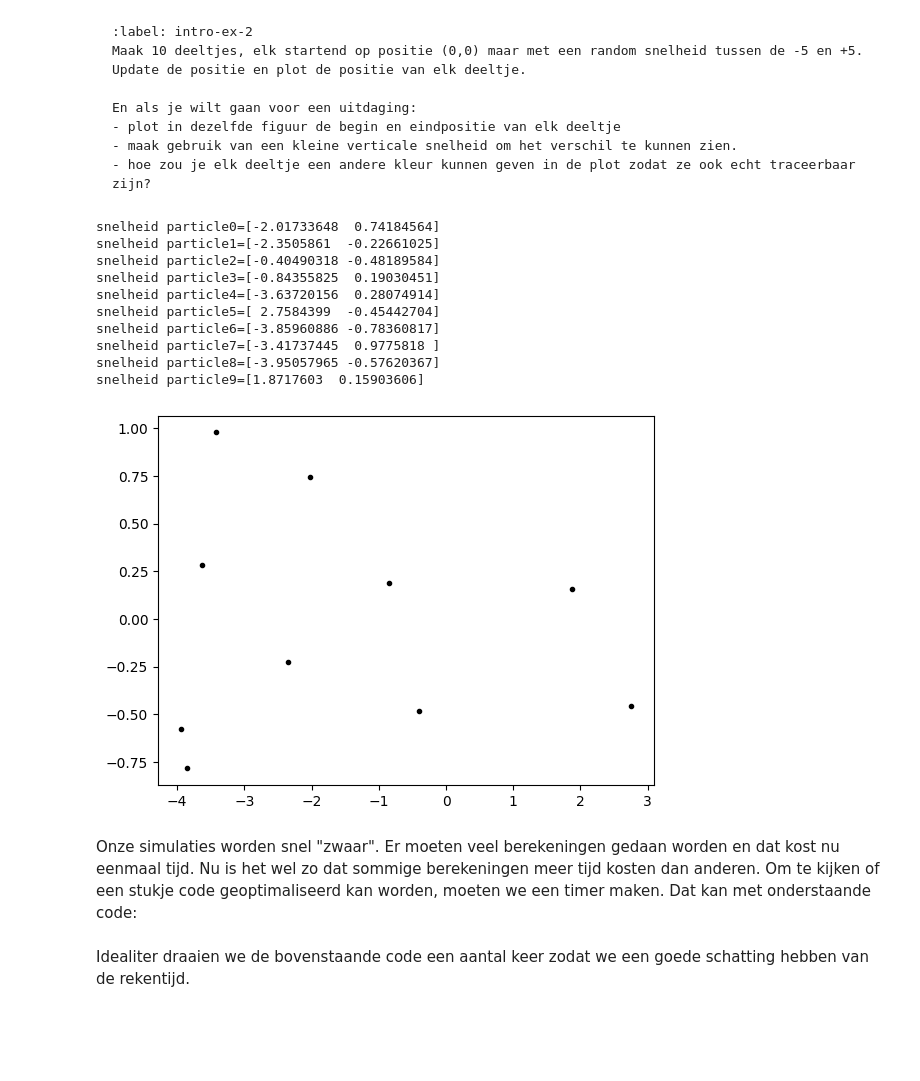
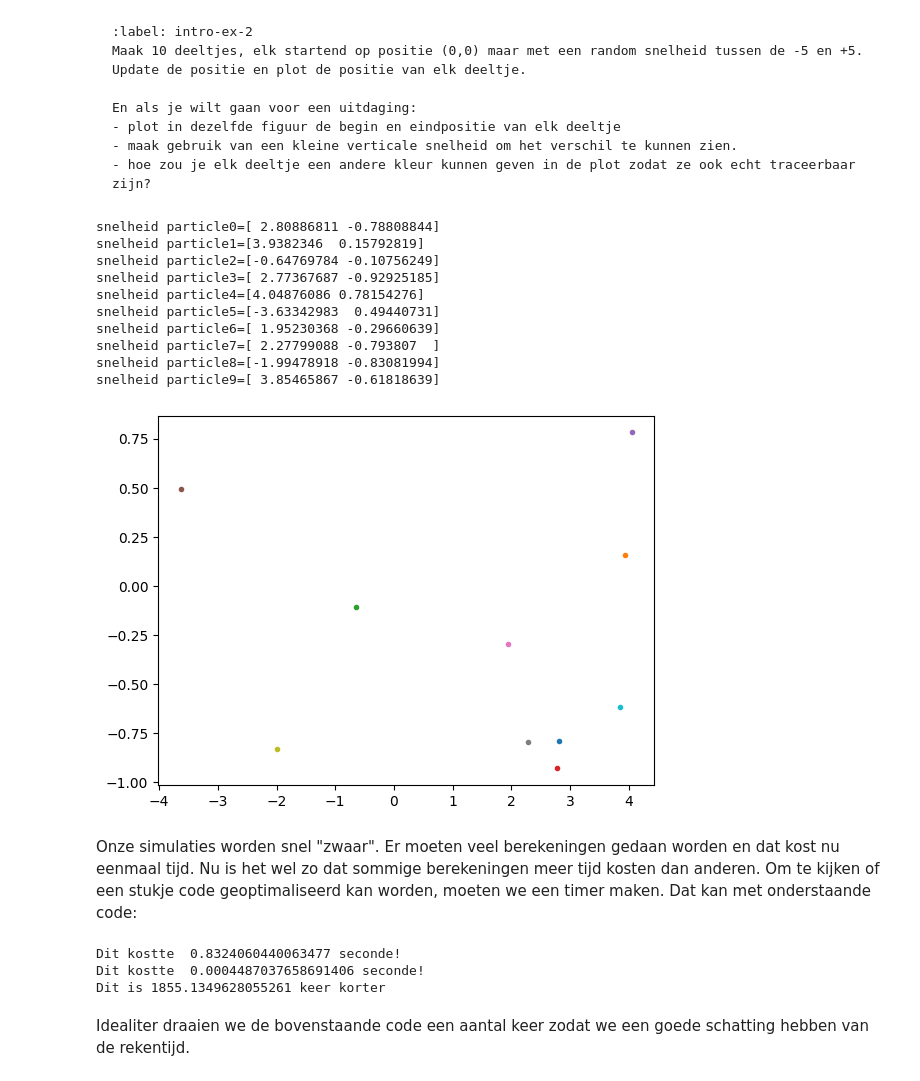
Before and after one commit to luucleclercq/groep-2, a Jupyter notebook: Content/PySim/1_intro_sim.ipynb, the cells around one changed output. Cells and saved outputs as stored; diff of their text form; code cells hidden in the pictures; blank space fills up the shorter version.

```diff
--- a/Content/PySim/1_intro_sim.ipynb
+++ b/Content/PySim/1_intro_sim.ipynb
@@ -172,35 +182,35 @@ En als je wilt gaan voor een uitdaging:
 # %%
 #your code/answerparticle_array2 = []
 particle_array2 = []
 
 for i in range(10):
     vx = np.random.uniform(-5,5)
     vy = np.random.uniform(-1,1)
     V = [vx, vy]
     particle_array2.append(ParticleClass(m=1.0 ,v=V, r=[0.0, 0.0],R=1.0))
 
 for particle, particle_object in enumerate(particle_array2):
     print('snelheid particle'+ str(particle)+'=' + str(particle_object.v))
 
 for particle, particle_object in enumerate(particle_array2):
     particle_object.update_position(1.0)
 
 plt.figure()
 for particle in particle_array2:
-    plt.plot(particle.r[0],particle.r[1],'k.')
+    plt.plot(particle.r[0],particle.r[1],'.')
 plt.show()
 # %% [output]
-snelheid particle0=[-2.01733648  0.74184564]
-snelheid particle1=[-2.3505861  -0.22661025]
-snelheid particle2=[-0.40490318 -0.48189584]
-snelheid particle3=[-0.84355825  0.19030451]
-snelheid particle4=[-3.63720156  0.28074914]
-snelheid particle5=[ 2.7584399  -0.45442704]
-snelheid particle6=[-3.85960886 -0.78360817]
-snelheid particle7=[-3.41737445  0.9775818 ]
-snelheid particle8=[-3.95057965 -0.57620367]
-snelheid particle9=[1.8717603  0.15903606]
+snelheid particle0=[ 2.80886811 -0.78808844]
+snelheid particle1=[3.9382346  0.15792819]
+snelheid particle2=[-0.64769784 -0.10756249]
+snelheid particle3=[ 2.77367687 -0.92925185]
+snelheid particle4=[4.04876086 0.78154276]
+snelheid particle5=[-3.63342983  0.49440731]
+snelheid particle6=[ 1.95230368 -0.29660639]
+snelheid particle7=[ 2.27799088 -0.793807  ]
+snelheid particle8=[-1.99478918 -0.83081994]
+snelheid particle9=[ 3.85465867 -0.61818639]
-[figure, old version]
+[figure, new version]
 # %% [markdown]
 Onze simulaties worden snel "zwaar".
 Er moeten veel berekeningen gedaan worden en dat kost nu eenmaal tijd.
@@ -223,6 +233,18 @@ eind = time.time()
 lengte = eind - start
 
 print("Dit kostte ", lengte, "seconde!")
+
+start2 = time.time()
+array2 = np.random.rand(int(1e5))
+eind2 = time.time()
+lengte2 = eind2 - start2
+print("Dit kostte ", lengte2, "seconde!")
+
+print('Dit is', lengte/lengte2, 'keer korter')
+# %% [output]
+Dit kostte  0.8324060440063477 seconde!
+Dit kostte  0.0004487037658691406 seconde!
+Dit is 1855.1349628055261 keer korter
 # %% [markdown]
 Idealiter draaien we de bovenstaande code een aantal keer zodat we een goede schatting hebben van de rekentijd.
 # %% [markdown]
```
Also changed, not shown: parts of 2 cells of this notebook.
